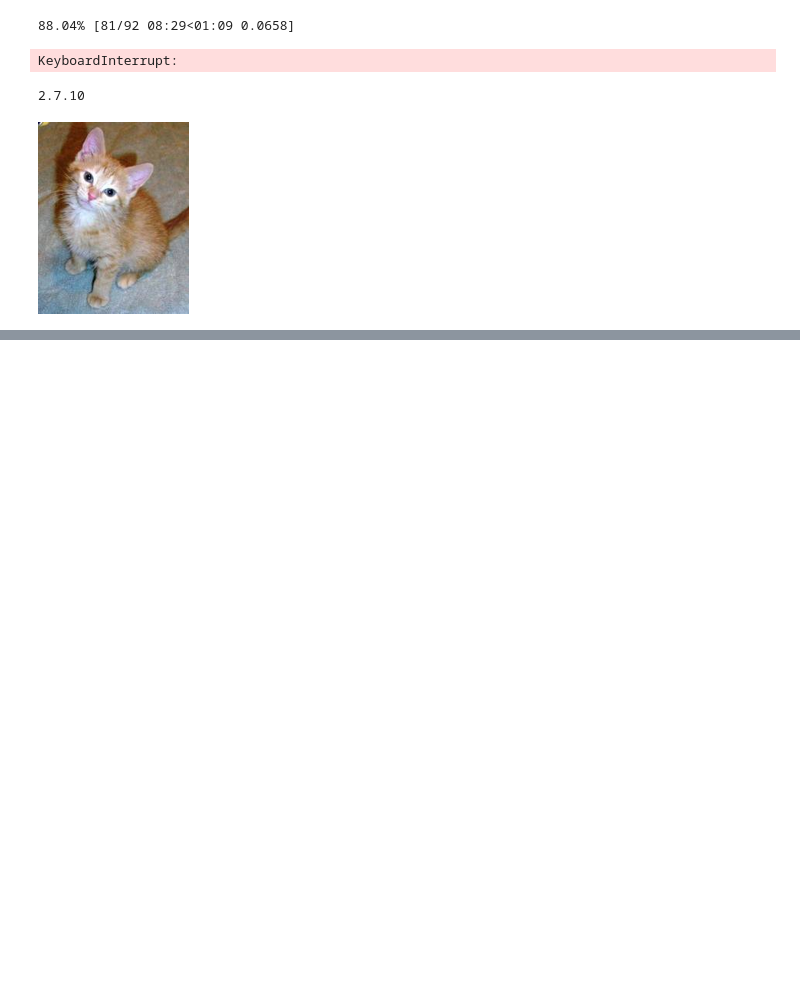
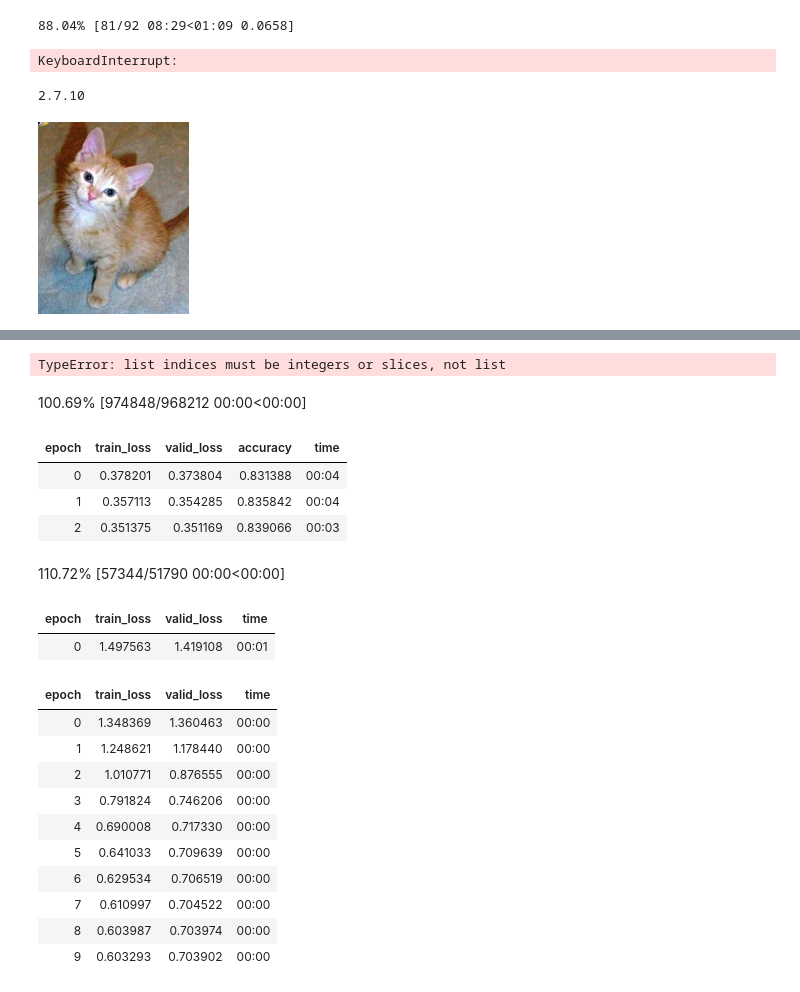
Before and after one commit to SukiHeaven/FastaiTest, a Jupyter notebook: FastaiTest.ipynb, the cells around one changed output, grey strips where cells are left out. Saved outputs shown, nothing was run; the diff lists cells and outputs as text; code cells hidden in the pictures; blank space fills up the shorter version.

```diff
--- a/FastaiTest.ipynb
+++ b/FastaiTest.ipynb
@@ -35,0 +49,49 @@ img.to_thumb(192)
+# %%
+is_cat,_,probs = learn.predict(img)
+print(f"Is this a cat?: {is_cat}.")
+print(f"Probability it's a cat: {probs[1].item():.6f}")
+# %% [output]
+TypeError: list indices must be integers or slices, not list
+# %%
+
+from fastai.tabular.all import *
+path = untar_data(URLs.ADULT_SAMPLE)
+
+dls = TabularDataLoaders.from_csv(path/'adult.csv', path=path, y_names="salary",
+    cat_names = ['workclass', 'education', 'marital-status', 'occupation',
+                 'relationship', 'race'],
+    cont_names = ['age', 'fnlwgt', 'education-num'],
+    procs = [Categorify, FillMissing, Normalize])
+
+learn = tabular_learner(dls, metrics=accuracy)
+# %% [output]
+100.69% [974848/968212 00:00<00:00]
+# %%
+learn.fit_one_cycle(3)
+# %% [output]
+| epoch | train_loss | valid_loss | accuracy | time |
+| 0 | 0.378201 | 0.373804 | 0.831388 | 00:04 |
+| 1 | 0.357113 | 0.354285 | 0.835842 | 00:04 |
+| 2 | 0.351375 | 0.351169 | 0.839066 | 00:03 |
+# %%
+
+from fastai.collab import *
+path = untar_data(URLs.ML_SAMPLE)
+dls = CollabDataLoaders.from_csv(path/'ratings.csv')
+learn = collab_learner(dls, y_range=(0.5,5.5))
+learn.fine_tune(10)
+# %% [output]
+110.72% [57344/51790 00:00<00:00]
+| epoch | train_loss | valid_loss | time |
+| 0 | 1.497563 | 1.419108 | 00:01 |
+| epoch | train_loss | valid_loss | time |
+| 0 | 1.348369 | 1.360463 | 00:00 |
+| 1 | 1.248621 | 1.178440 | 00:00 |
+| 2 | 1.010771 | 0.876555 | 00:00 |
+| 3 | 0.791824 | 0.746206 | 00:00 |
+| 4 | 0.690008 | 0.717330 | 00:00 |
+| 5 | 0.641033 | 0.709639 | 00:00 |
+| 6 | 0.629534 | 0.706519 | 00:00 |
+| 7 | 0.610997 | 0.704522 | 00:00 |
+| 8 | 0.603987 | 0.703974 | 00:00 |
+| 9 | 0.603293 | 0.703902 | 00:00 |
```
Also changed, not shown: parts of 6 cells of this notebook, 2 other files.
